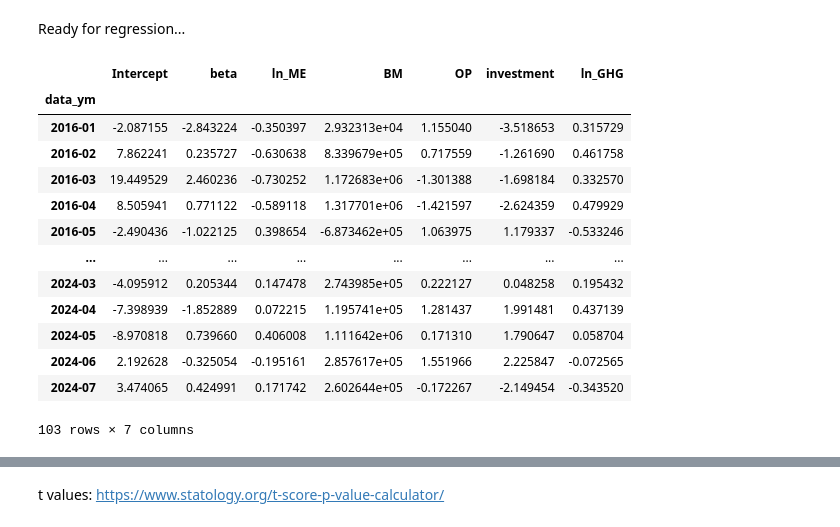
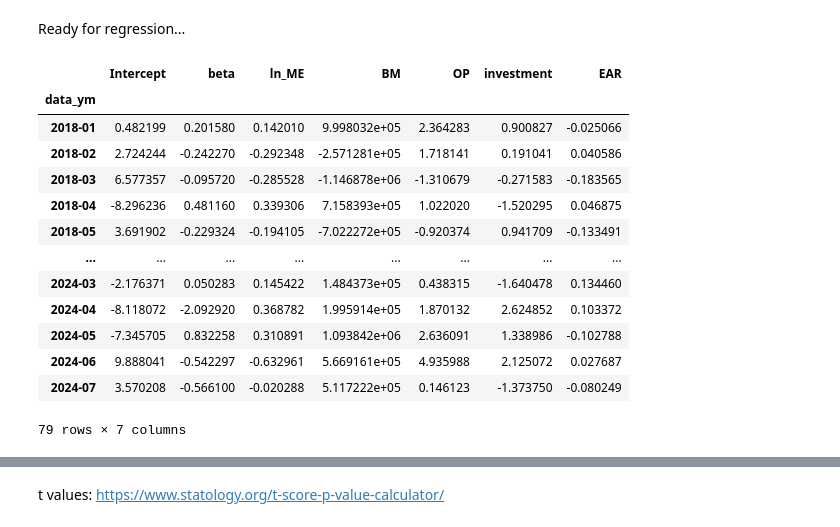
Before and after one commit to varunchodanker/MSc-Individual-Project, a Jupyter notebook: Phase1.ipynb, the cells around one changed output, grey strips where cells are left out. Drawn from its saved outputs; the diff is of its cells as text; code cells hidden in the pictures.

```diff
--- a/Phase1.ipynb
+++ b/Phase1.ipynb
@@ -3180,13 +3302,16 @@ reg_df
 |  |  | 2023-12 | 2023-12-29 | FABRICA DE SCULE RASNOV SA | RON | 1.0 | 5650039.0 | 3.60 | 1.102500 | 3.969000 | ... |
 2006404 rows × 38 columns
 # %%
-def drop_outlier_rows(df, drop_outliers, level=0.001):
+def drop_outlier_rows(df, drop_outliers, level=0.001, high_only=False):
     keep_idx = pd.Series(True, index=df.index)
     for drop_col in drop_outliers:
-        keep_idx &= (
-            (df[drop_col].quantile(level) < df[drop_col])
-            & (df[drop_col] < df[drop_col].quantile(1 - level))
-        )
+        if high_only:
+            keep_idx &= (df[drop_col] < df[drop_col].quantile(1 - level))
+        else:
+            keep_idx &= (
+                (df[drop_col].quantile(level) < df[drop_col])
+                & (df[drop_col] < df[drop_col].quantile(1 - level))
+            )
     return df[keep_idx]
 # %% [markdown]
 ## Fama-Macbeth Regression
@@ -3209,3 +3334,10 @@ fm_reg_df
 |  |  | 2023-11 | 2023-11-30 | FABRICA DE SCULE RASNOV SA | RON | 1.0 | 5650039.0 | 3.60 | 1.102500 | 3.969000 | ... |
 |  |  | 2023-12 | 2023-12-29 | FABRICA DE SCULE RASNOV SA | RON | 1.0 | 5650039.0 | 3.60 | 1.102500 | 3.969000 | ... |
 2006404 rows × 38 columns
+# %%
+fm_reg_df = fm_reg_df.join(
+    cer_2025l,
+    on=["gvkey", "datayear-1"]
+).dropna()
+
+fm_reg_df
@@ -3217,6 +3364,14 @@ fm_reg_df = drop_outlier_rows(
         # "GHGS1", "GHGS2", "GHGS3",
         "m_USD_ret"
     ]
+).copy()
+
+fm_reg_df = drop_outlier_rows(
+    fm_reg_df,
+    [
+        "EAR"
+    ],
+    level=0.05
 ).copy()
 
 """ Notice that we restrict our focus to normal functioning companies which
@@ -3252,7 +3407,7 @@ fm_reg_df
 fm_reg_df["ln_ME"] = np.log(fm_reg_df["ME"])
 fm_reg_df["ln_GHG"] = np.log(fm_reg_df["GHG"])
 
-# fm_reg_df["ln_BM"] = np.log(fm_reg_df["BM"])
+fm_reg_df["ln_BM"] = np.log(fm_reg_df["BM"])
 fm_reg_df["ln_GHG_REVT"] = np.log(fm_reg_df["GHG_REVT"])
 # fm_reg_df["ln_GHG_AT"] = np.log(fm_reg_df["GHG_AT"])
 
@@ -3313,30 +3468,30 @@ Ready for regression...
 # %%
 res = fm_reg_df.groupby(
     level="data_ym"
 ).apply(
     lambda ym_df: smf.ols(
-      formula="m_USD_ret ~ beta + ln_ME + BM + OP + investment + ln_GHG",
+      formula="m_USD_ret ~ beta + ln_ME + BM + OP + investment + EAR",
       data=ym_df
     ).fit(
     ).params
 )
 
 res
 # %% [output]
-|  | Intercept | beta | ln_ME | BM | OP | investment | ln_GHG |
+|  | Intercept | beta | ln_ME | BM | OP | investment | EAR |
 | data_ym |  |  |  |  |  |  |  |
-| 2016-01 | -2.087155 | -2.843224 | -0.350397 | 2.932313e+04 | 1.155040 | -3.518653 | 0.315729 |
-| 2016-02 | 7.862241 | 0.235727 | -0.630638 | 8.339679e+05 | 0.717559 | -1.261690 | 0.461758 |
-| 2016-03 | 19.449529 | 2.460236 | -0.730252 | 1.172683e+06 | -1.301388 | -1.698184 | 0.332570 |
-| 2016-04 | 8.505941 | 0.771122 | -0.589118 | 1.317701e+06 | -1.421597 | -2.624359 | 0.479929 |
-| 2016-05 | -2.490436 | -1.022125 | 0.398654 | -6.873462e+05 | 1.063975 | 1.179337 | -0.533246 |
+| 2018-01 | 0.482199 | 0.201580 | 0.142010 | 9.998032e+05 | 2.364283 | 0.900827 | -0.025066 |
+| 2018-02 | 2.724244 | -0.242270 | -0.292348 | -2.571281e+05 | 1.718141 | 0.191041 | 0.040586 |
+| 2018-03 | 6.577357 | -0.095720 | -0.285528 | -1.146878e+06 | -1.310679 | -0.271583 | -0.183565 |
+| 2018-04 | -8.296236 | 0.481160 | 0.339306 | 7.158393e+05 | 1.022020 | -1.520295 | 0.046875 |
+| 2018-05 | 3.691902 | -0.229324 | -0.194105 | -7.022272e+05 | -0.920374 | 0.941709 | -0.133491 |
 | ... | ... | ... | ... | ... | ... | ... | ... |
-| 2024-03 | -4.095912 | 0.205344 | 0.147478 | 2.743985e+05 | 0.222127 | 0.048258 | 0.195432 |
-| 2024-04 | -7.398939 | -1.852889 | 0.072215 | 1.195741e+05 | 1.281437 | 1.991481 | 0.437139 |
-| 2024-05 | -8.970818 | 0.739660 | 0.406008 | 1.111642e+06 | 0.171310 | 1.790647 | 0.058704 |
-| 2024-06 | 2.192628 | -0.325054 | -0.195161 | 2.857617e+05 | 1.551966 | 2.225847 | -0.072565 |
-| 2024-07 | 3.474065 | 0.424991 | 0.171742 | 2.602644e+05 | -0.172267 | -2.149454 | -0.343520 |
+| 2024-03 | -2.176371 | 0.050283 | 0.145422 | 1.484373e+05 | 0.438315 | -1.640478 | 0.134460 |
+| 2024-04 | -8.118072 | -2.092920 | 0.368782 | 1.995914e+05 | 1.870132 | 2.624852 | 0.103372 |
+| 2024-05 | -7.345705 | 0.832258 | 0.310891 | 1.093842e+06 | 2.636091 | 1.338986 | -0.102788 |
+| 2024-06 | 9.888041 | -0.542297 | -0.632961 | 5.669161e+05 | 4.935988 | 2.125072 | 0.027687 |
+| 2024-07 | 3.570208 | -0.566100 | -0.020288 | 5.117222e+05 | 0.146123 | -1.373750 | -0.080249 |
-103 rows × 7 columns
+79 rows × 7 columns
 # %%
 res.mean()
 # %% [output]
```
Also changed, not shown: parts of 15 cells of this notebook.
